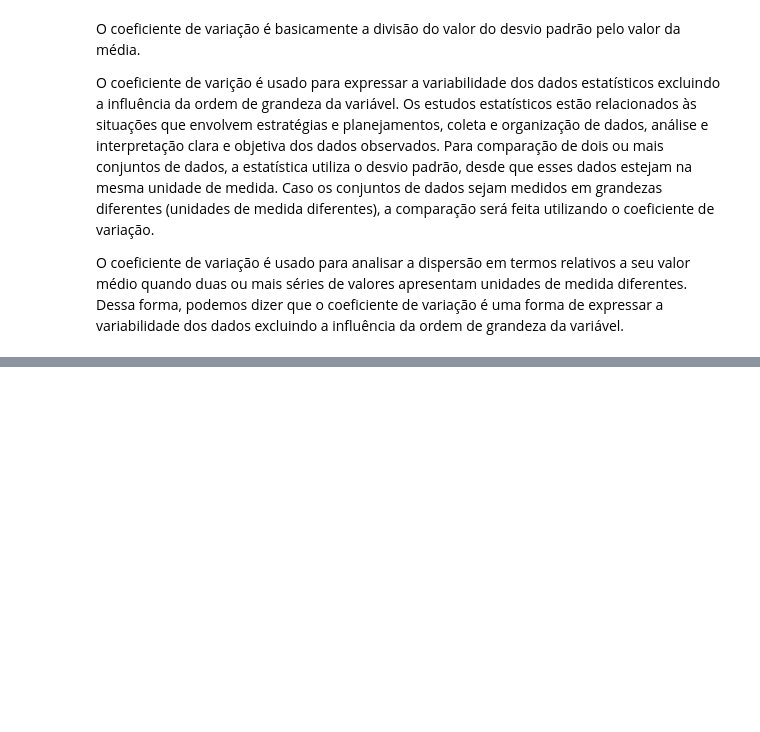
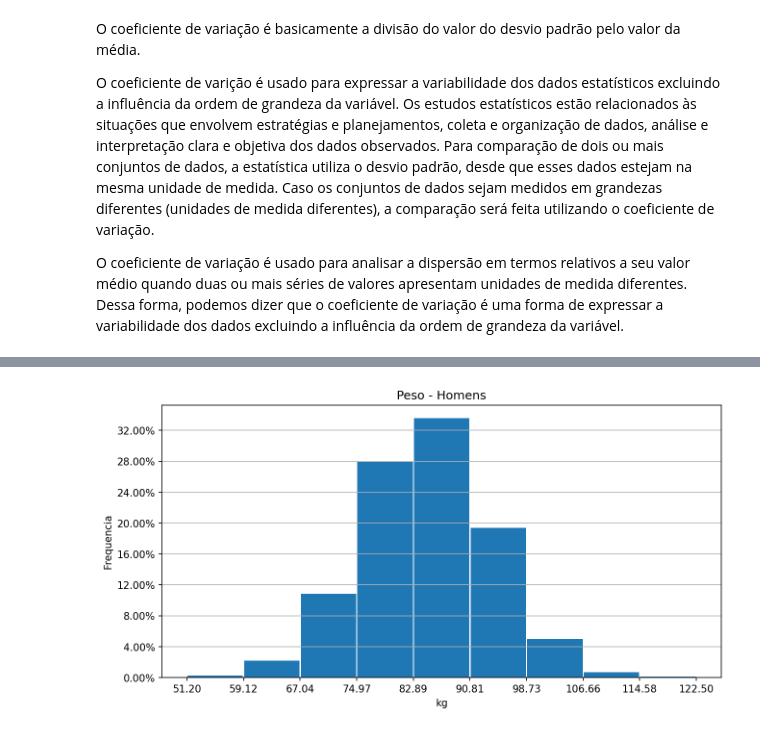
Before and after one commit to leonhardc/Data-Science-e-Machine-Learning-com-Estat-stica-e-Python, a Jupyter notebook: Recursos/07 - Estatistica/01 - Histograma - Vazio.ipynb, the cells around one changed output, grey strips where cells are left out. Saved outputs shown, nothing was run; the diff lists cells and outputs as text; code cells hidden in the pictures; blank space fills up the shorter version.

```diff
--- a/Recursos/07 - Estatistica/01 - Histograma - Vazio.ipynb
+++ b/Recursos/07 - Estatistica/01 - Histograma - Vazio.ipynb
@@ -268,0 +310,5 @@ O coeficiente de variação é usado para analisar a dispersão em termos relati
+# %%
+# histograma do peso das homens
+gera_histograma(peso_homens, 9, "Peso - Homens", "kg")
+# %% [output]
+[figure, added]
```
Also changed, not shown: parts of 28 cells of this notebook.
